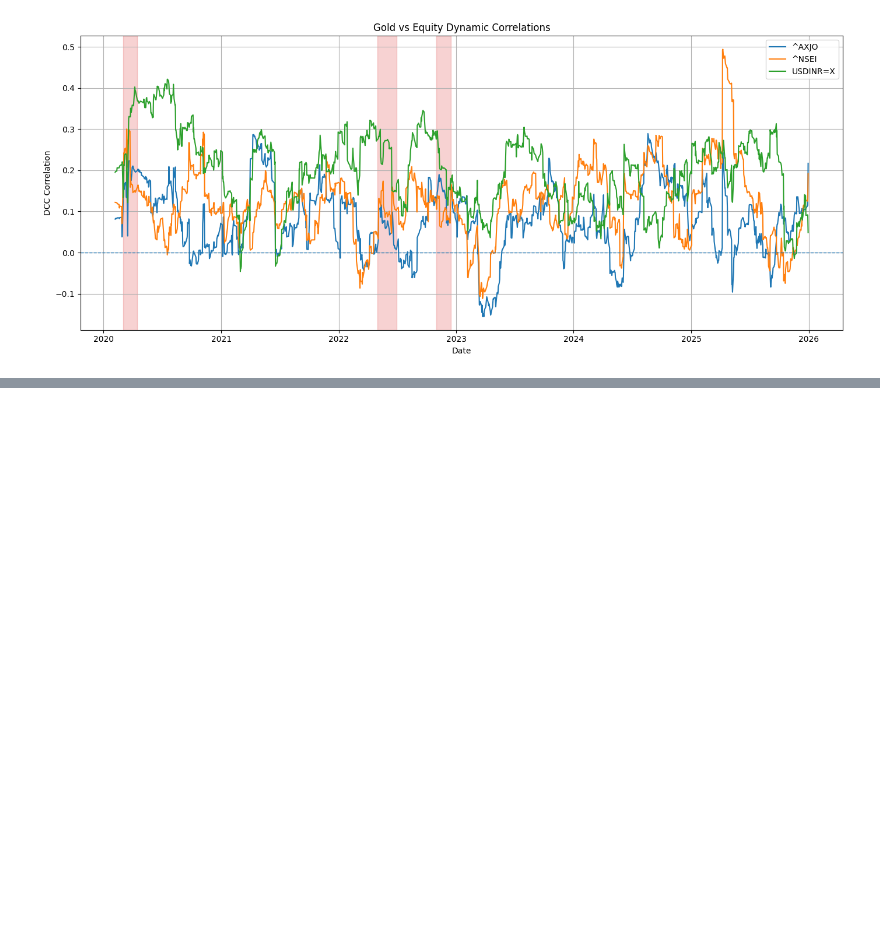
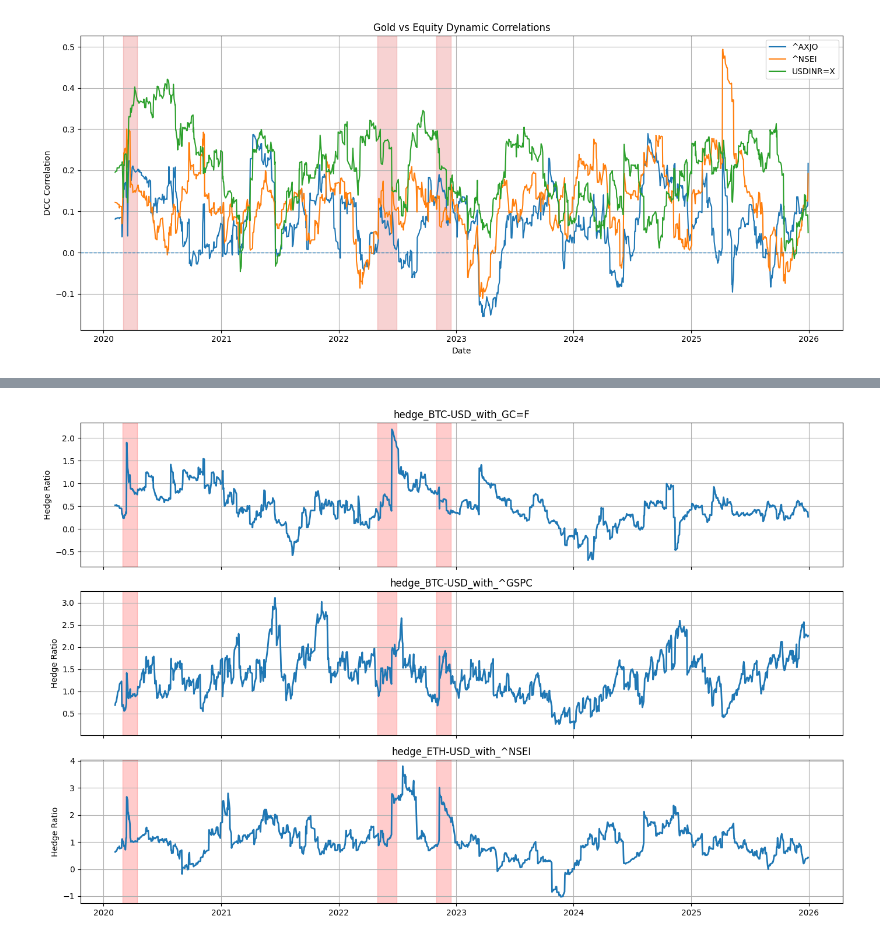
Before and after one commit to jaisw07/volatility_spillover, a Jupyter notebook: final.ipynb, the cells around one changed output, grey strips where cells are left out. Drawn from its saved outputs; the diff is of its cells as text; code cells hidden in the pictures; blank space fills up the shorter version.

```diff
--- a/final.ipynb
+++ b/final.ipynb
@@ -265,0 +377,4 @@ plot_gold_safe_haven(batch_size=4)
+# %%
+plot_hedge_ratios()
+# %% [output]
+[figure, added]
```
Also changed, not shown: parts of 18 cells of this notebook, 17 other files.
